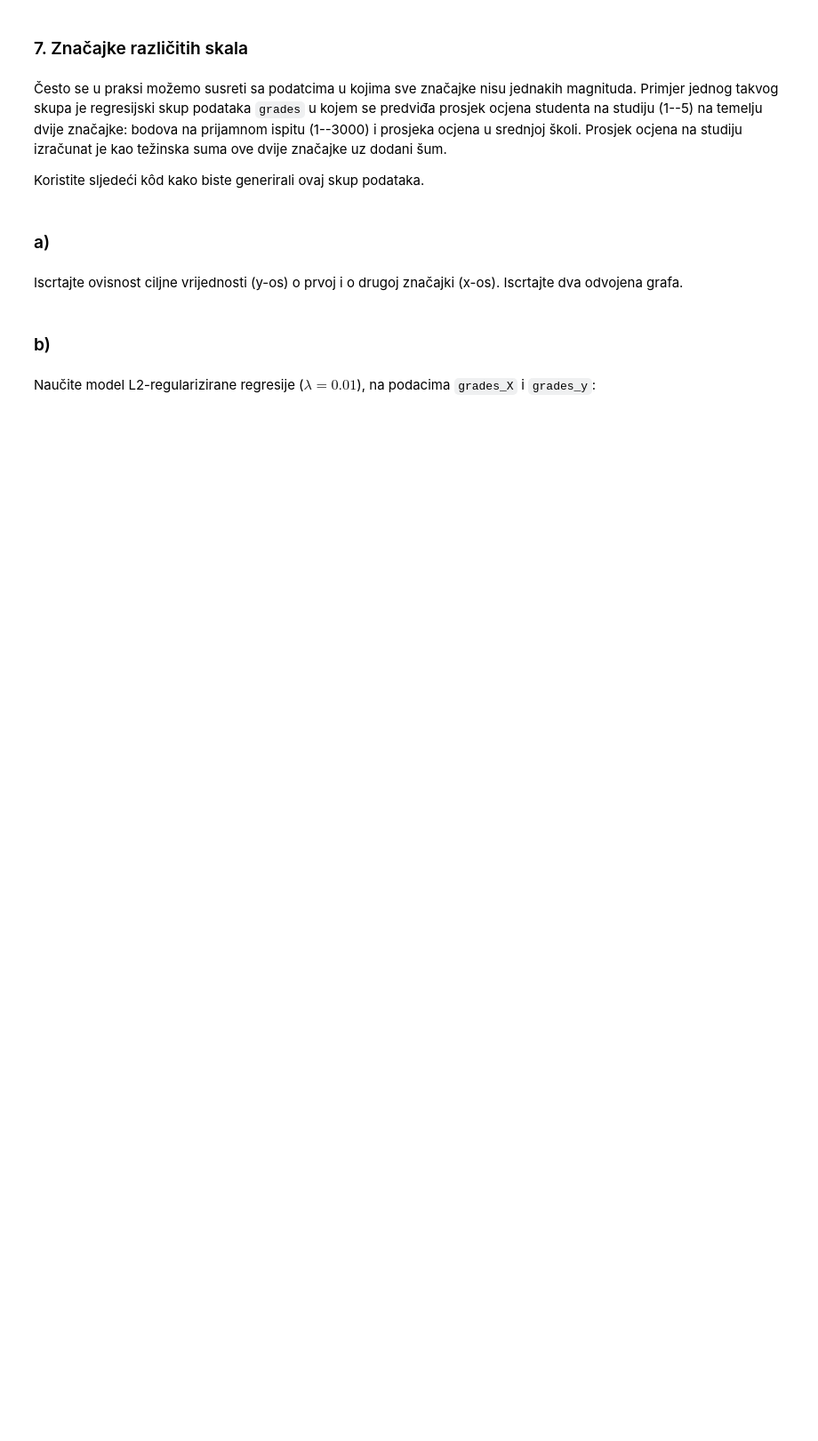
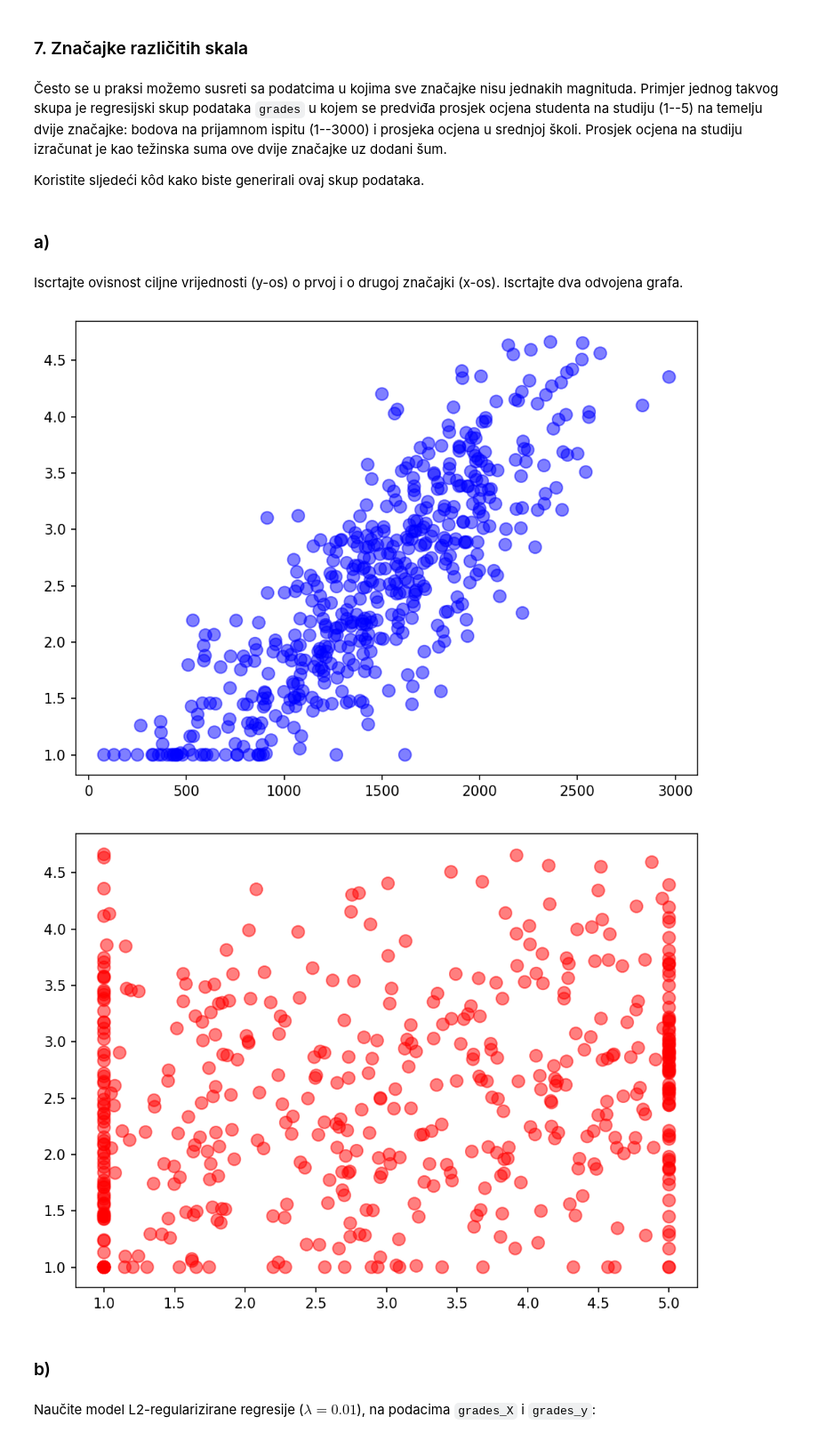
Before and after one commit to Spooky-M/SU_lab1, a Jupyter notebook: SU-2020-LAB01-Regresija.ipynb, the cells around one changed output. Shown at 89% size. Saved outputs shown, nothing was run; the diff lists cells and outputs as text; code cells hidden in the pictures; blank space fills up the shorter version.

```diff
--- a/SU-2020-LAB01-Regresija.ipynb
+++ b/SU-2020-LAB01-Regresija.ipynb
@@ -522,3 +582,18 @@ Iscrtajte ovisnost ciljne vrijednosti (y-os) o prvoj i o drugoj značajki (x-os)
+# %%
+figure(num=None, figsize=(8, 6), dpi=150, facecolor='w', edgecolor='k')
+colors = len(exam_score) * "b"
+area = numpy.pi * 5**2  # radijus
+plt.scatter(exam_score, grades_y, s=area, c=colors, alpha=0.5)
+plt.show()
+
+figure(num=None, figsize=(8, 6), dpi=150, facecolor='w', edgecolor='k')
+area = numpy.pi * 5**2  # radijus
+colors = len(exam_score) * "r"
+plt.scatter(grade_in_highschool, grades_y, s=area, c=colors, alpha=0.5)
+plt.show()
+# %% [output]
+[figure, added]
+[figure, added]
 # %% [markdown]
 ### b)
 # %% [markdown]
```
Also changed, not shown: parts of 24 cells of this notebook.
